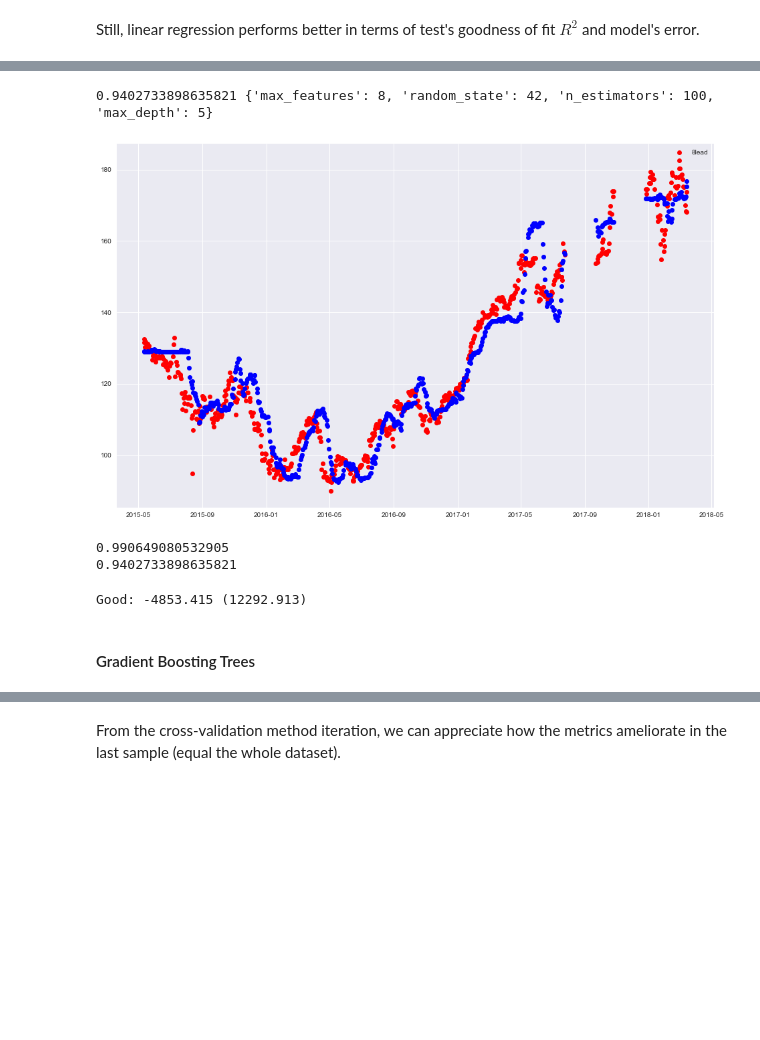
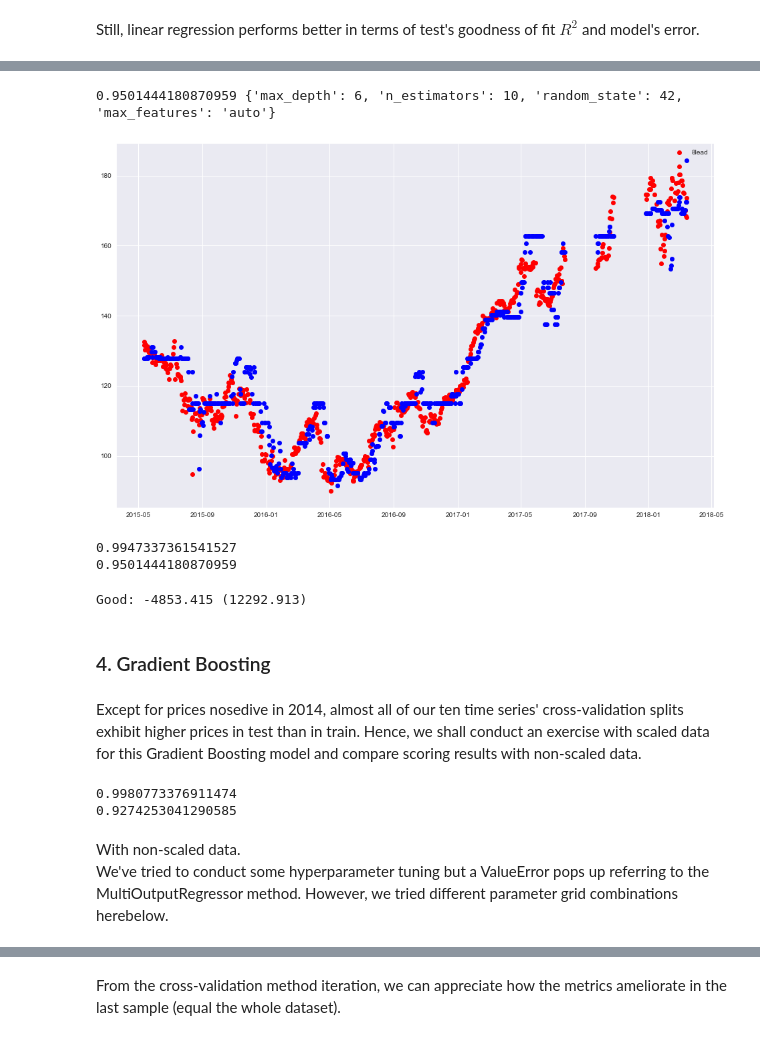
Before and after one commit to isabelpuche/ml_for_algo_trading, a Jupyter notebook: notebooks/ml_pipeline.ipynb, the cells around one changed output, grey strips where cells are left out. Saved outputs shown, nothing was run; the diff lists cells and outputs as text; code cells hidden in the pictures; blank space fills up the shorter version.

Commit message:
Gradient Boosting Regressor dumped

```diff
--- a/notebooks/ml_pipeline.ipynb
+++ b/notebooks/ml_pipeline.ipynb
@@ -449,7 +462,7 @@ Still, linear regression performs better in terms of test's goodness of fit $R^2
 rfr = RandomForestRegressor()
 
 # Second, create a dictionnary of hyperparameters to search
-grid = {'n_estimators': [100, 200], 'max_depth': [3, 5], 'max_features': [4, 8], 'random_state': [42]}
+grid = {'n_estimators': [10, 100], 'max_depth': [3, 6], 'max_features': ['auto', 4, 8], 'random_state': [42]}
 test_scores = []
 
 # Third, loop over the parameter grid, set the hyperparameters and save the scores
@@ -462,33 +475,33 @@ for g in ParameterGrid(grid):
 best_idx = np.argmax(test_scores)
 print(test_scores[best_idx], ParameterGrid(grid)[best_idx])
 # %% [output]
-0.9402733898635821 {'max_features': 8, 'random_state': 42, 'n_estimators': 100, 'max_depth': 5}
+0.9501444180870959 {'max_depth': 6, 'n_estimators': 10, 'random_state': 42, 'max_features': 'auto'}
 # %%
 # Instantiate the model
-rfr = RandomForestRegressor(n_estimators = 100, max_depth = 5, max_features = 8, random_state = 42)
+rfr = RandomForestRegressor(n_estimators = 10, max_depth = 6, max_features = 'auto', random_state = 42)
 
 # Fit the model
 rfr.fit(X_train, y_train)
 
 # Make predictions
 train_pred_rfr = rfr.predict(X_train)
 test_pred_rfr = rfr.predict(X_test)
 
 # Create a scatter plot with train and test actual vs predictions
 plt.figure(figsize=(16,10))
 
 plt.plot(y_test.index, y_test['8lead'], 'ro')
 plt.plot(y_test.index, test_pred_rfr[:,7], 'bo')
 plt.legend()
 plt.show()
 
 # Print scores
 print(rfr.score(X_train, y_train))
 print(rfr.score(X_test, y_test))
 # %% [output]
-[figure, old version]
+[figure, new version]
-0.990649080532905
-0.9402733898635821
+0.9947337361541527
+0.9501444180870959
 # %%
 # Negative mean squared error
 m_scores = cross_val_score(rfr, X, y, scoring='neg_mean_squared_error', cv=tscv, n_jobs=-1, error_score='raise')
@@ -496,4 +509,6 @@ print('Good: %.3f (%.3f)' % (np.mean(m_scores), np.std(m_scores)))
 # %% [output]
 Good: -4853.415 (12292.913)
 # %% [markdown]
-#### Gradient Boosting Trees
+### 4. Gradient Boosting
+# %% [markdown]
+Except for prices nosedive in 2014, almost all of our ten time series' cross-validation splits exhibit higher prices in test than in train. Hence, we shall conduct an exercise with scaled data for this Gradient Boosting model and compare scoring results with non-scaled data.
@@ -499,0 +521,23 @@ Good: -4853.415 (12292.913)
+# %%
+# Create GB model -- hyperparameters (to be tuned!!)
+gbr = GradientBoostingRegressor()
+
+# For multiple target predictions, we shall use MultiOutputRegressor
+gbr = MultiOutputRegressor(gbr)
+
+# Fit the model
+gbr.fit(scaled_X_train, scaled_y_train)
+
+# Make predictions
+train_pred_gbr = gbr.predict(scaled_X_train)
+test_pred_gbr = gbr.predict(scaled_X_test)
+
+# Print scores
+print(gbr.score(scaled_X_train, scaled_y_train))
+print(gbr.score(scaled_X_test, scaled_y_test))
+# %% [output]
+0.9980773376911474
+0.9274253041290585
+# %% [markdown]
+With non-scaled data.<br>
+We've tried to conduct some hyperparameter tuning but a ValueError pops up referring to the MultiOutputRegressor method. However, we tried different parameter grid combinations herebelow.
```
Also changed, not shown: parts of 28 cells of this notebook.
